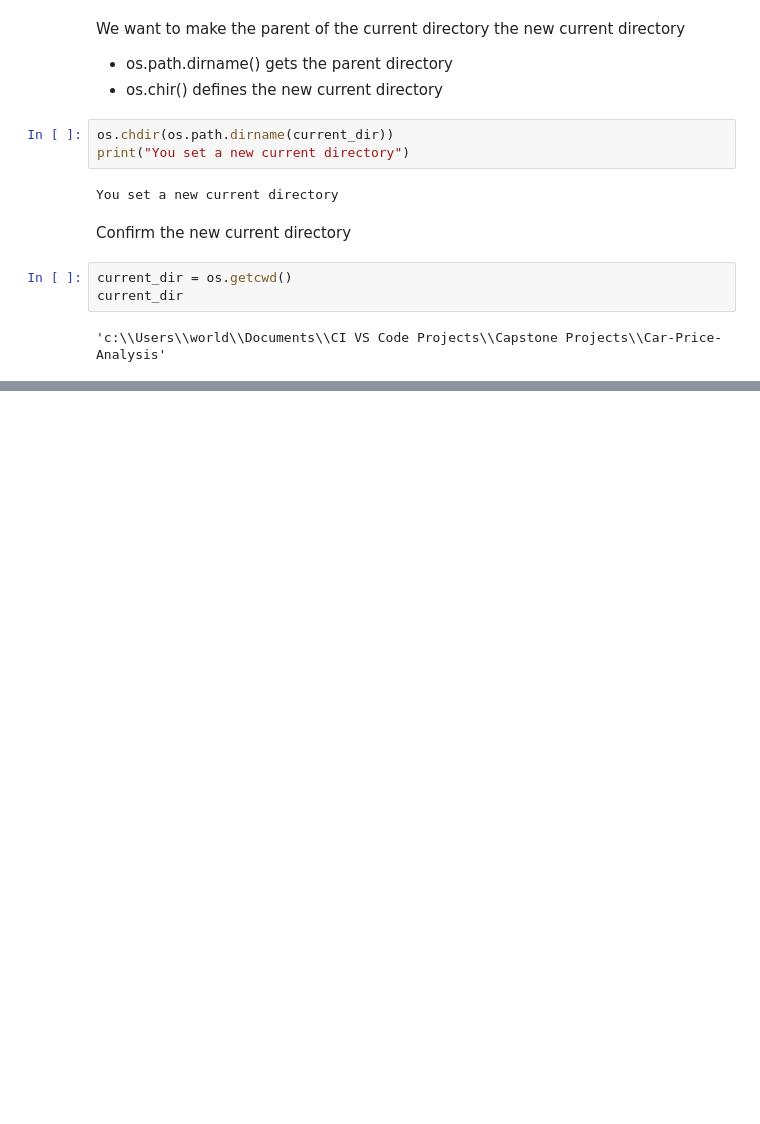
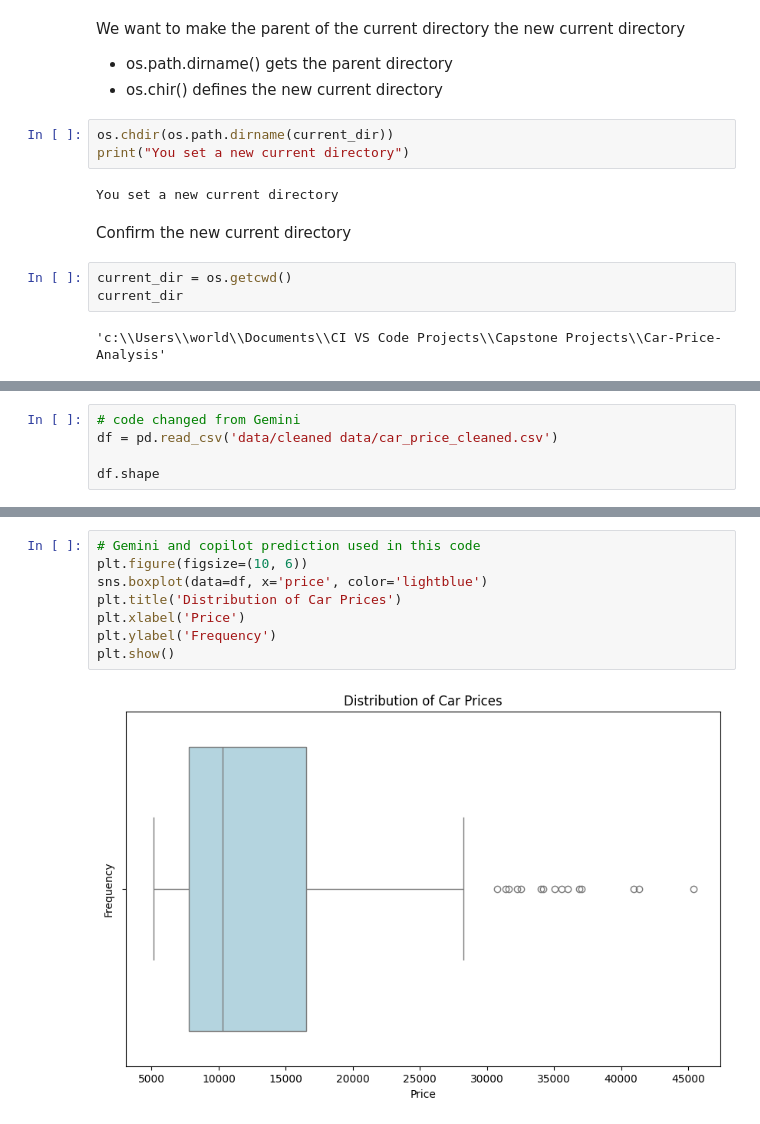
Before and after one commit to EHemraj/Car-Price-Analysis, a Jupyter notebook: jupyter_notebooks/02_EDA.ipynb, the cells around one changed output, grey strips where cells are left out. Cells and saved outputs as stored; diff of their text form; blank space fills up the shorter version.

Commit message:
Load clean data and create box plot to check outliers

```diff
--- a/jupyter_notebooks/02_EDA.ipynb
+++ b/jupyter_notebooks/02_EDA.ipynb
@@ -61,0 +62,5 @@ current_dir
+# %%
+# code changed from Gemini
+df = pd.read_csv('data/cleaned data/car_price_cleaned.csv')
+
+df.shape
@@ -61,0 +86,10 @@ current_dir
+# %%
+# Gemini and copilot prediction used in this code
+plt.figure(figsize=(10, 6))
+sns.boxplot(data=df, x='price', color='lightblue')
+plt.title('Distribution of Car Prices')
+plt.xlabel('Price')
+plt.ylabel('Frequency')
+plt.show()
+# %% [output]
+[figure, added]
```
Also changed, not shown: parts of 6 cells of this notebook.
